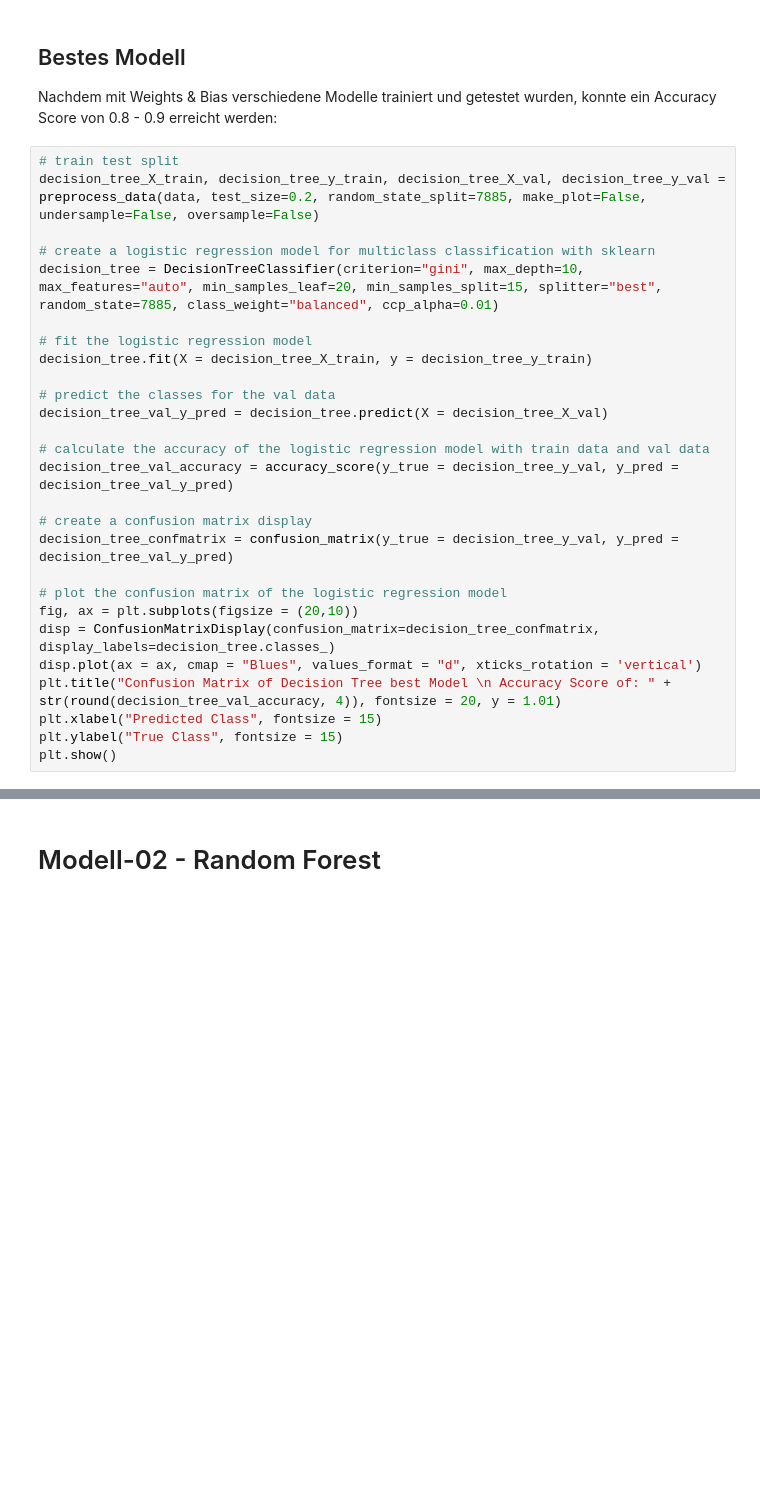
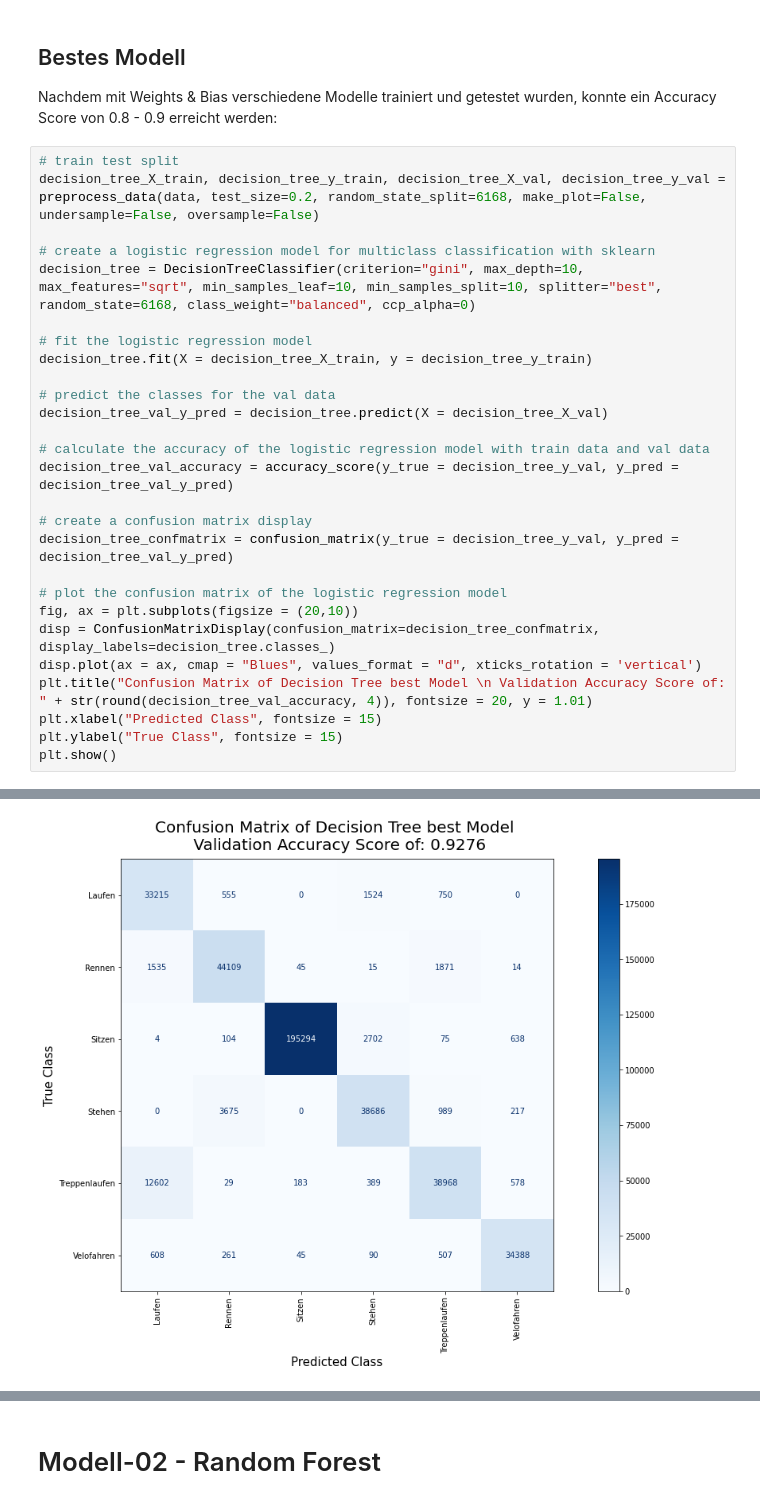
Before and after one commit to CDL1-Sensor/Sensor-Klassifikation-ohne-Deep-Learning, a Jupyter notebook: ML-Modelle.ipynb, the cells around one changed output, grey strips where cells are left out. Saved outputs shown, nothing was run; the diff lists cells and outputs as text; blank space fills up the shorter version.

Commit message:
add comparison of models

```diff
--- a/ML-Modelle.ipynb
+++ b/ML-Modelle.ipynb
@@ -377,10 +411,10 @@ wandb.finish()
 Nachdem mit Weights & Bias verschiedene Modelle trainiert und getestet wurden, konnte ein Accuracy Score von 0.8 - 0.9 erreicht werden:
 # %%
 # train test split
-decision_tree_X_train, decision_tree_y_train, decision_tree_X_val, decision_tree_y_val = preprocess_data(data, test_size=0.2, random_state_split=7885, make_plot=False, undersample=False, oversample=False)
+decision_tree_X_train, decision_tree_y_train, decision_tree_X_val, decision_tree_y_val = preprocess_data(data, test_size=0.2, random_state_split=6168, make_plot=False, undersample=False, oversample=False)
 
 # create a logistic regression model for multiclass classification with sklearn
-decision_tree = DecisionTreeClassifier(criterion="gini", max_depth=10, max_features="auto", min_samples_leaf=20, min_samples_split=15, splitter="best", random_state=7885, class_weight="balanced", ccp_alpha=0.01)
+decision_tree = DecisionTreeClassifier(criterion="gini", max_depth=10, max_features="sqrt", min_samples_leaf=10, min_samples_split=10, splitter="best", random_state=6168, class_weight="balanced", ccp_alpha=0)
 
 # fit the logistic regression model
 decision_tree.fit(X = decision_tree_X_train, y = decision_tree_y_train)
@@ -398,7 +432,8 @@ decision_tree_confmatrix = confusion_matrix(y_true = decision_tree_y_val, y_pred
 fig, ax = plt.subplots(figsize = (20,10))
 disp = ConfusionMatrixDisplay(confusion_matrix=decision_tree_confmatrix, display_labels=decision_tree.classes_)
 disp.plot(ax = ax, cmap = "Blues", values_format = "d", xticks_rotation = 'vertical')
-plt.title("Confusion Matrix of Decision Tree best Model \n Accuracy Score of: " + str(round(decision_tree_val_accuracy, 4)), fontsize = 20, y = 1.01)
+plt.title("Confusion Matrix of Decision Tree best Model \n Validation Accuracy Score of: " + str(round(decision_tree_val_accuracy, 4)), fontsize = 20, y = 1.01)
 plt.xlabel("Predicted Class", fontsize = 15)
 plt.ylabel("True Class", fontsize = 15)
 plt.show()
+# %% [output]
@@ -405,3 +441,4 @@ plt.show()
+[figure, added]
 # %% [markdown]
 ## Fehlerabschätzung vom besten Decision Tree Modell
 
```
Also changed, not shown: parts of 22 cells of this notebook.
